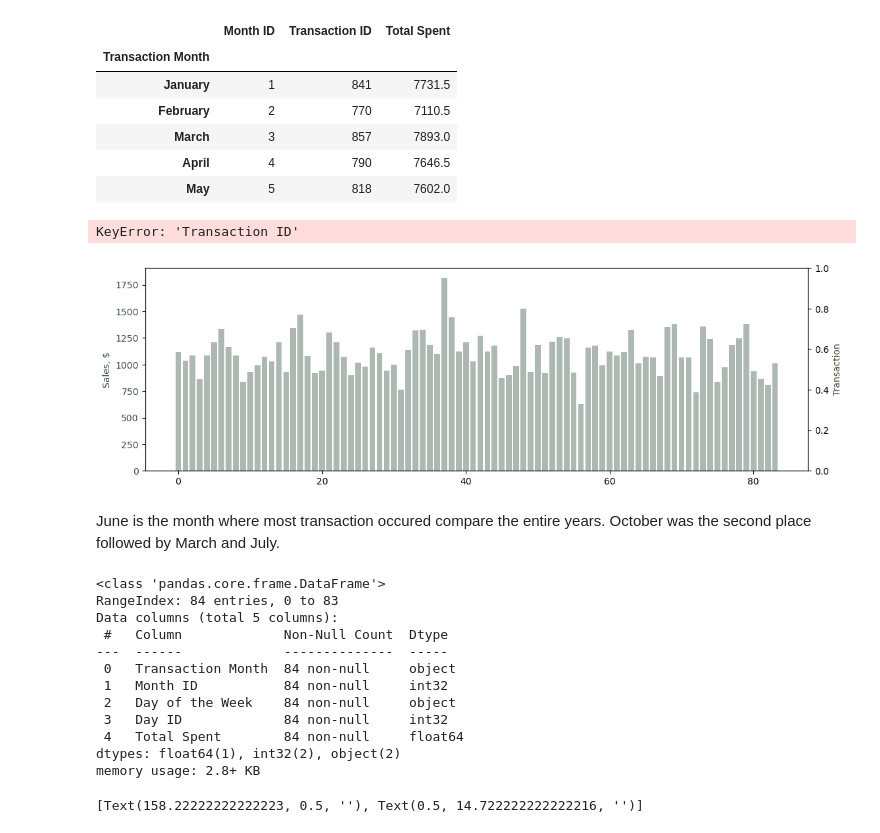
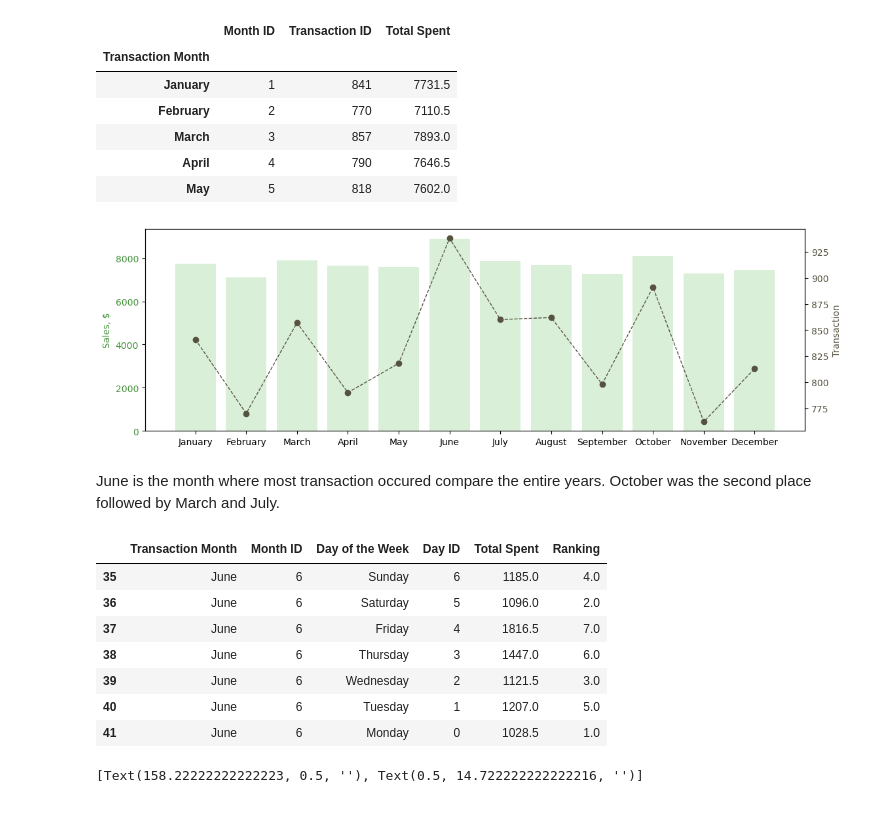
Before and after one commit to jeeenss/Data-Analysis-with-Python, a Jupyter notebook: Cafe_Sales/cafe_sales_analysis.ipynb, the cells around one changed output. Drawn from its saved outputs; the diff is of its cells as text; code cells hidden in the pictures.

```diff
--- a/Cafe_Sales/cafe_sales_analysis.ipynb
+++ b/Cafe_Sales/cafe_sales_analysis.ipynb
@@ -986,38 +989,32 @@ result.head()
 # %%
 fig, ax1 = plt.subplots(figsize=(13, 4))
 ax1.bar(result.index, result['Total Spent'], color = '#A2D99B', alpha=0.4)
-ax1.tick_params(axis='y', labelcolor='#A2D99B')
-ax1.set_ylabel('Sales, $', color='#A2D99B')
+ax1.tick_params(axis='y', labelcolor='#429238')
+ax1.set_ylabel('Sales, $', color='#429238')
 plt.ticklabel_format(style='plain', useOffset=False, axis='y')
 
 ax2 = ax1.twinx()
 ax2.set_ylabel('Transaction', color='#575240')
 result['Transaction ID'].plot(ax=ax2, color = '#575240', linestyle = '--', lw=1, label='Total Transaction', marker = 'o')
 ax2.tick_params(axis='y', labelcolor='#575240')
 # %% [output]
-KeyError: 'Transaction ID'
-[figure, old version]
+[figure, new version]
 # %% [markdown]
 June is the month where most transaction occured compare the entire years. October was the second place followed by March and July.
 # %%
 result = df.groupby(['Transaction Month','Month ID','Day of the Week','Day ID'], as_index=False).agg({'Total Spent':'sum'}).sort_values(by=['Month ID', 'Day ID'], ascending=[True, False], ignore_index=True)
-#result = result.set_index('Transaction Month')
+result['Ranking'] = result.groupby(['Month ID'])['Total Spent'].rank(ascending=True)
 result['Total Spent'] = round(result['Total Spent'],4)
-result.head()
-result.info()
+result[result['Month ID'] == 6]
 # %% [output]
-<class 'pandas.core.frame.DataFrame'>
-RangeIndex: 84 entries, 0 to 83
-Data columns (total 5 columns):
- #   Column             Non-Null Count  Dtype
----  ------             --------------  -----
- 0   Transaction Month  84 non-null     object
- 1   Month ID           84 non-null     int32
- 2   Day of the Week    84 non-null     object
- 3   Day ID             84 non-null     int32
- 4   Total Spent        84 non-null     float64
-dtypes: float64(1), int32(2), object(2)
-memory usage: 2.8+ KB
+|  | Transaction Month | Month ID | Day of the Week | Day ID | Total Spent | Ranking |
+| 35 | June | 6 | Sunday | 6 | 1185.0 | 4.0 |
+| 36 | June | 6 | Saturday | 5 | 1096.0 | 2.0 |
+| 37 | June | 6 | Friday | 4 | 1816.5 | 7.0 |
+| 38 | June | 6 | Thursday | 3 | 1447.0 | 6.0 |
+| 39 | June | 6 | Wednesday | 2 | 1121.5 | 3.0 |
+| 40 | June | 6 | Tuesday | 1 | 1207.0 | 5.0 |
+| 41 | June | 6 | Monday | 0 | 1028.5 | 1.0 |
 # %%
 res_pivot=result.pivot_table(index='Day ID', columns='Month ID', values='Total Spent')
 fig, ax = plt.subplots(figsize=(15,4))
```
Also changed, not shown: parts of 2 cells of this notebook.
